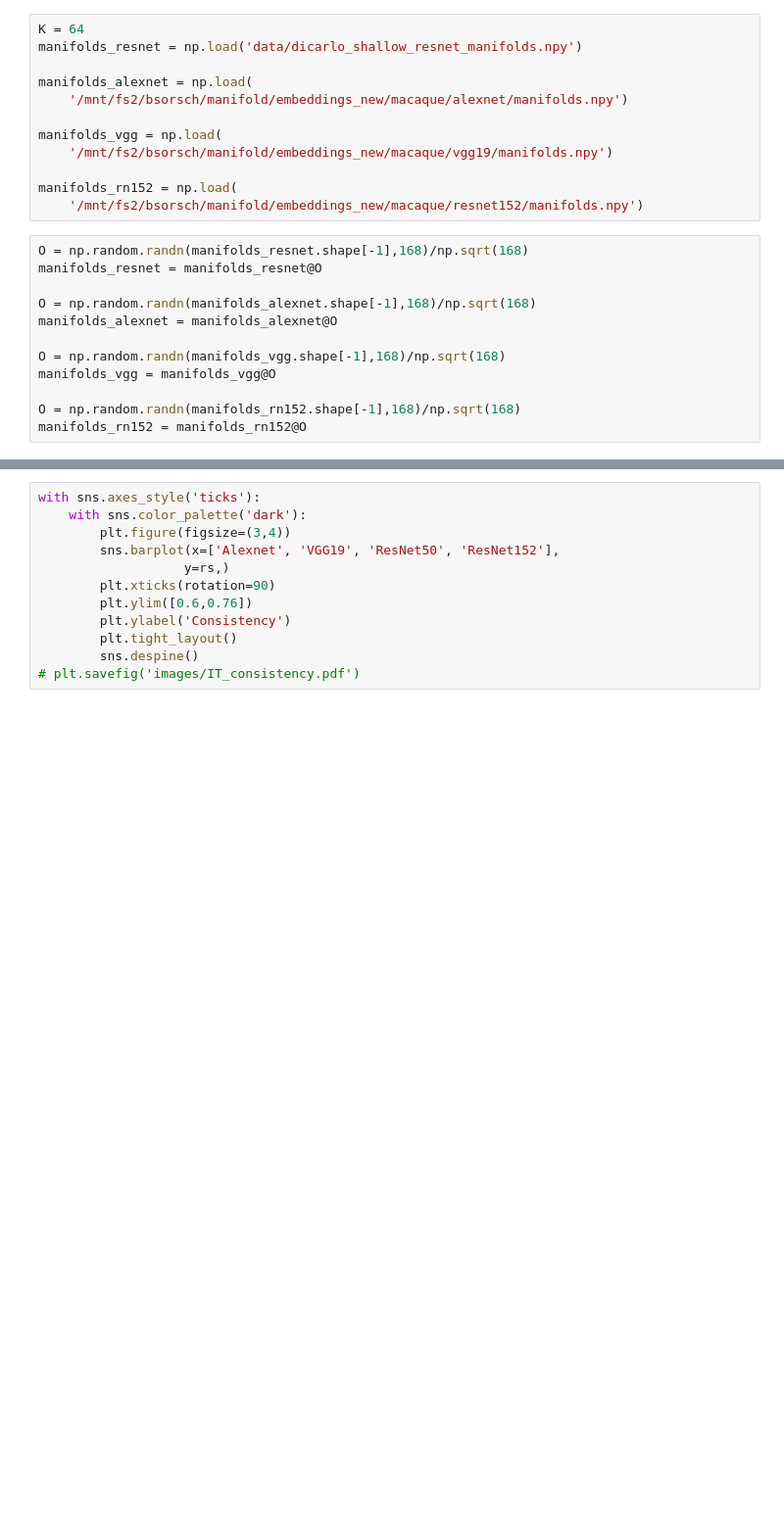
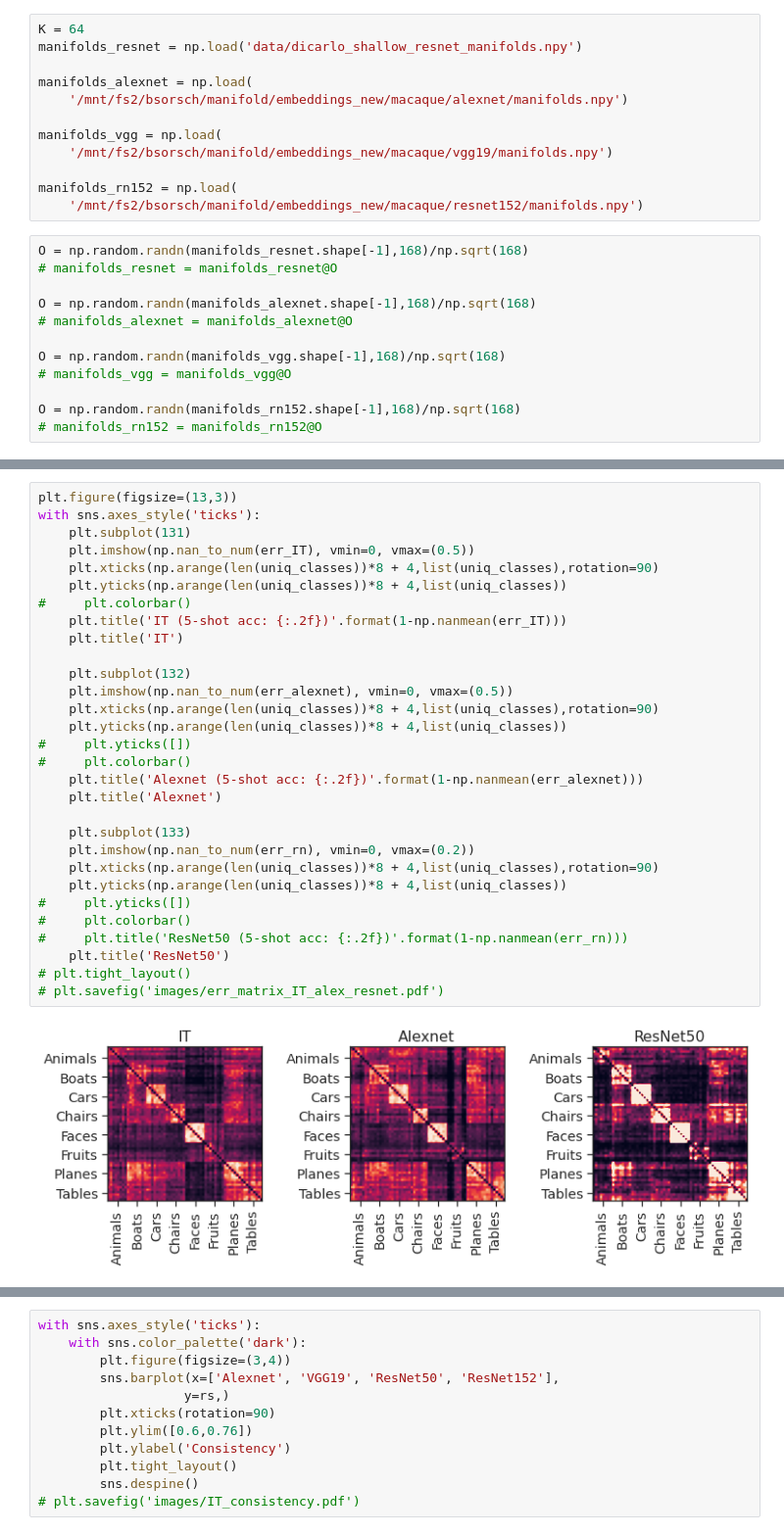
Before and after one commit to bsorsch/geometry-fewshot-learning, a Jupyter notebook: macaque_data.ipynb, the cells around one changed output, grey strips where cells are left out. Shown at 98% size. Drawn from its saved outputs; the diff is of its cells as text; blank space fills up the shorter version.

```diff
--- a/macaque_data.ipynb
+++ b/macaque_data.ipynb
@@ -2608,16 +2608,16 @@ manifolds_rn152 = np.load(
     '/mnt/fs2/bsorsch/manifold/embeddings_new/macaque/resnet152/manifolds.npy')
 # %%
 O = np.random.randn(manifolds_resnet.shape[-1],168)/np.sqrt(168)
-manifolds_resnet = manifolds_resnet@O
+# manifolds_resnet = manifolds_resnet@O
 
 O = np.random.randn(manifolds_alexnet.shape[-1],168)/np.sqrt(168)
-manifolds_alexnet = manifolds_alexnet@O
+# manifolds_alexnet = manifolds_alexnet@O
 
 O = np.random.randn(manifolds_vgg.shape[-1],168)/np.sqrt(168)
-manifolds_vgg = manifolds_vgg@O
+# manifolds_vgg = manifolds_vgg@O
 
 O = np.random.randn(manifolds_rn152.shape[-1],168)/np.sqrt(168)
-manifolds_rn152 = manifolds_rn152@O
+# manifolds_rn152 = manifolds_rn152@O
 # %%
 err_rn, _ = compute_err(manifolds_resnet,m)
 err_alexnet, _ = compute_err(manifolds_alexnet,m)
@@ -2628,6 +2628,38 @@ err_rn152, _ = compute_err(manifolds_rn152,m)
 [interactive output not drawn]
 [interactive output not drawn]
 [interactive output not drawn]
+# %%
+plt.figure(figsize=(13,3))
+with sns.axes_style('ticks'):
+    plt.subplot(131)
+    plt.imshow(np.nan_to_num(err_IT), vmin=0, vmax=(0.5))
+    plt.xticks(np.arange(len(uniq_classes))*8 + 4,list(uniq_classes),rotation=90)
+    plt.yticks(np.arange(len(uniq_classes))*8 + 4,list(uniq_classes))
+#     plt.colorbar()
+    plt.title('IT (5-shot acc: {:.2f})'.format(1-np.nanmean(err_IT)))
+    plt.title('IT')
+
+    plt.subplot(132)
+    plt.imshow(np.nan_to_num(err_alexnet), vmin=0, vmax=(0.5))
+    plt.xticks(np.arange(len(uniq_classes))*8 + 4,list(uniq_classes),rotation=90)
+    plt.yticks(np.arange(len(uniq_classes))*8 + 4,list(uniq_classes))
+#     plt.yticks([])
+#     plt.colorbar()
+    plt.title('Alexnet (5-shot acc: {:.2f})'.format(1-np.nanmean(err_alexnet)))
+    plt.title('Alexnet')
+
+    plt.subplot(133)
+    plt.imshow(np.nan_to_num(err_rn), vmin=0, vmax=(0.2))
+    plt.xticks(np.arange(len(uniq_classes))*8 + 4,list(uniq_classes),rotation=90)
+    plt.yticks(np.arange(len(uniq_classes))*8 + 4,list(uniq_classes))
+#     plt.yticks([])
+#     plt.colorbar()
+#     plt.title('ResNet50 (5-shot acc: {:.2f})'.format(1-np.nanmean(err_rn)))
+    plt.title('ResNet50')
+# plt.tight_layout()
+# plt.savefig('images/err_matrix_IT_alex_resnet.pdf')
+# %% [output]
+[figure, added]
 # %%
 errs = [err_alexnet, err_vgg, err_rn, err_rn152]
 
```
Also changed, not shown: parts of 12 cells of this notebook, 2 other files.
